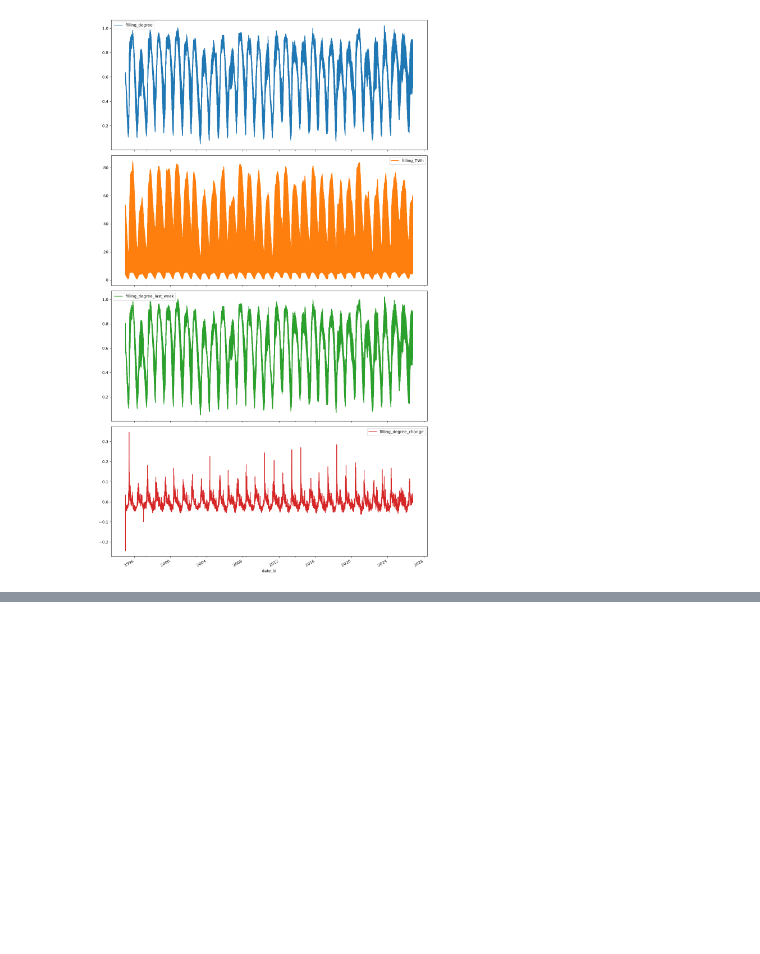
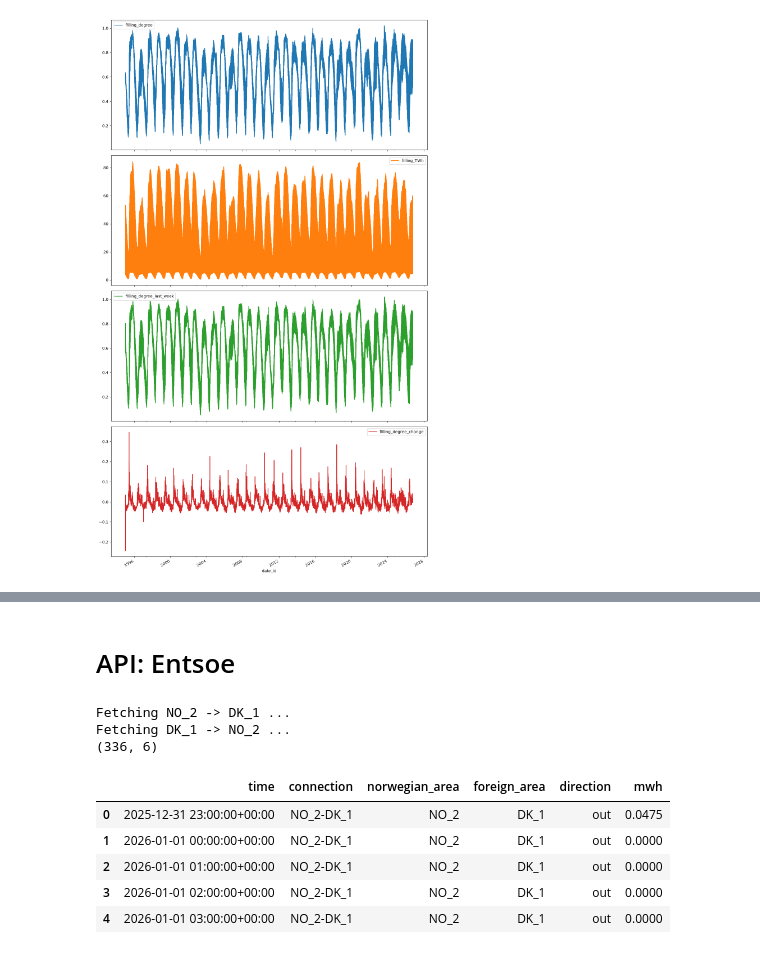
Before and after one commit to Povland/IND320, a Jupyter notebook: notebooks/Oblig2.ipynb, the cells around one changed output, grey strips where cells are left out. Drawn from its saved outputs; the diff is of its cells as text; code cells hidden in the pictures; blank space fills up the shorter version.

Commit message:
Added entsoe key and handeling of it

```diff
--- a/notebooks/Oblig2.ipynb
+++ b/notebooks/Oblig2.ipynb
@@ -265,0 +324,22 @@ plt.show()
+# %% [markdown]
+# API: Entsoe
+# %%
+from ind320 import entsoe
+
+# Small test before fetching everything: one connection, one week
+test_start = pd.Timestamp("2026-01-01", tz=entsoe.TIMEZONE)
+test_end = pd.Timestamp("2026-01-08", tz=entsoe.TIMEZONE)
+
+test_flows = entsoe.fetch_crossborder_flows(test_start, test_end, connections=[("NO_2", "DK_1")])
+print(test_flows.shape)
+test_flows.head()
+# %% [output]
+Fetching NO_2 -> DK_1 ...
+Fetching DK_1 -> NO_2 ...
+(336, 6)
+|  | time | connection | norwegian_area | foreign_area | direction | mwh |
+| 0 | 2025-12-31 23:00:00+00:00 | NO_2-DK_1 | NO_2 | DK_1 | out | 0.0475 |
+| 1 | 2026-01-01 00:00:00+00:00 | NO_2-DK_1 | NO_2 | DK_1 | out | 0.0000 |
+| 2 | 2026-01-01 01:00:00+00:00 | NO_2-DK_1 | NO_2 | DK_1 | out | 0.0000 |
+| 3 | 2026-01-01 02:00:00+00:00 | NO_2-DK_1 | NO_2 | DK_1 | out | 0.0000 |
+| 4 | 2026-01-01 03:00:00+00:00 | NO_2-DK_1 | NO_2 | DK_1 | out | 0.0000 |
```
Also changed, not shown: parts of 8 cells of this notebook, 7 other files.
